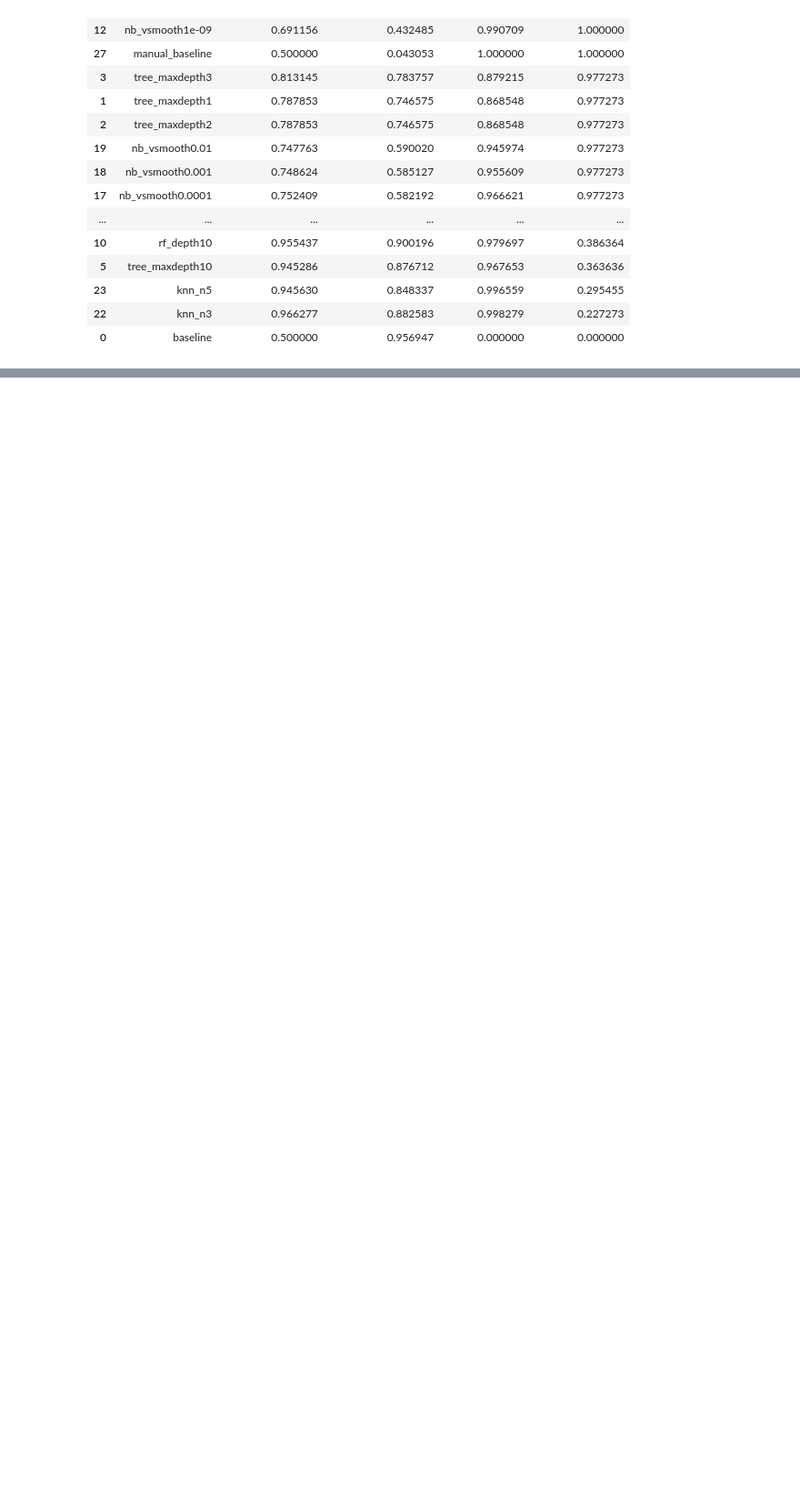
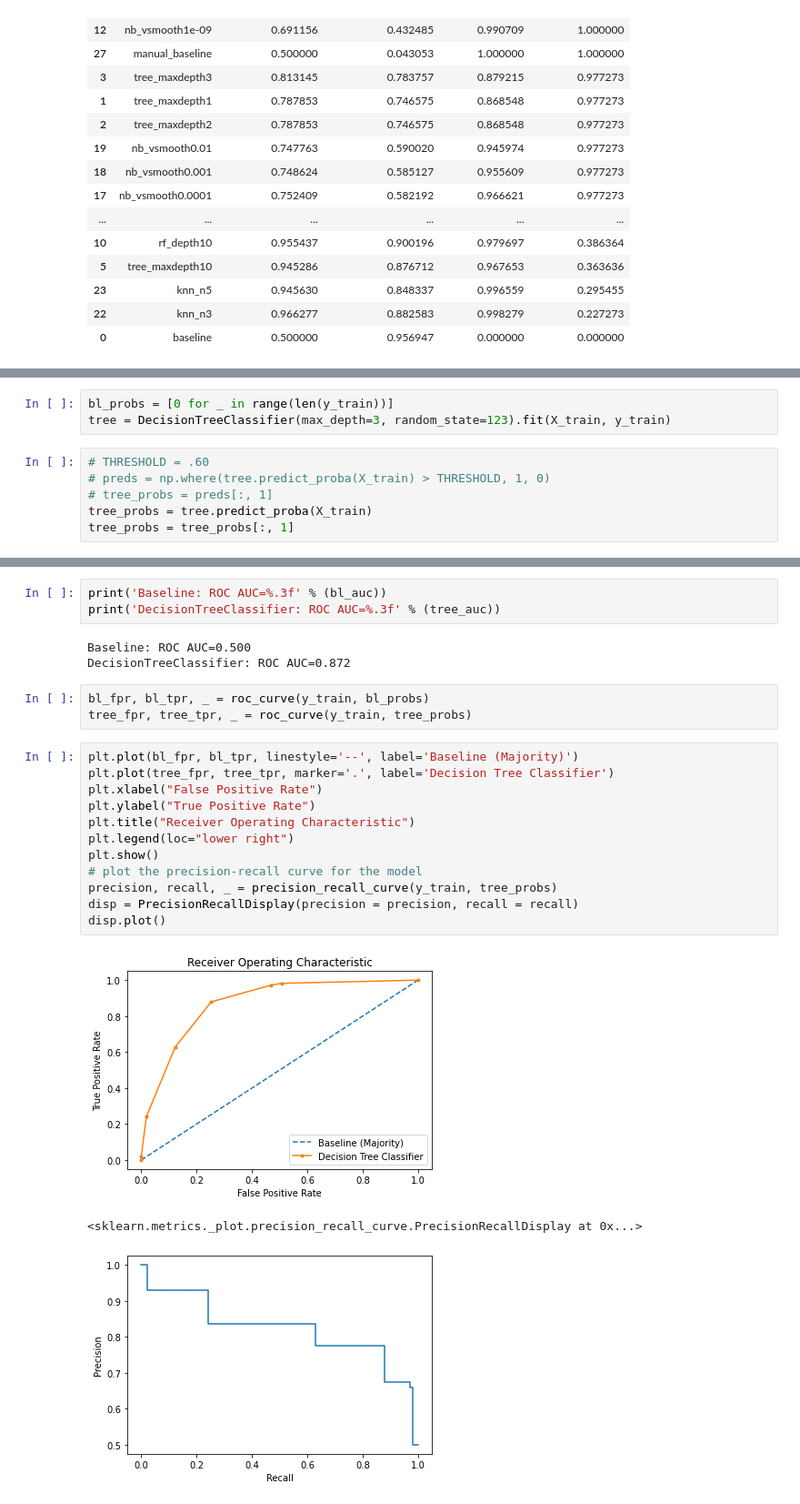
Before and after one commit to stroke-predictors/germain-capstone-stoke-prediction, a Jupyter notebook: post_mvp_jake.ipynb, the cells around one changed output, grey strips where cells are left out. Shown at 91% size. Drawn from its saved outputs; the diff is of its cells as text; blank space fills up the shorter version.

Commit message:
add ROC curve work

```diff
--- a/post_mvp_jake.ipynb
+++ b/post_mvp_jake.ipynb
@@ -65,0 +113,9 @@ running_df.sort_values(by=['OutSample_Recall','OutSample_Accuracy'], ascending=F
+# %%
+bl_probs = [0 for _ in range(len(y_train))]
+tree = DecisionTreeClassifier(max_depth=3, random_state=123).fit(X_train, y_train)
+# %%
+# THRESHOLD = .60
+# preds = np.where(tree.predict_proba(X_train) > THRESHOLD, 1, 0)
+# tree_probs = preds[:, 1]
+tree_probs = tree.predict_proba(X_train)
+tree_probs = tree_probs[:, 1]
@@ -65,0 +125,25 @@ running_df.sort_values(by=['OutSample_Recall','OutSample_Accuracy'], ascending=F
+# %%
+print('Baseline: ROC AUC=%.3f' % (bl_auc))
+print('DecisionTreeClassifier: ROC AUC=%.3f' % (tree_auc))
+# %% [output]
+Baseline: ROC AUC=0.500
+DecisionTreeClassifier: ROC AUC=0.872
+# %%
+bl_fpr, bl_tpr, _ = roc_curve(y_train, bl_probs)
+tree_fpr, tree_tpr, _ = roc_curve(y_train, tree_probs)
+# %%
+plt.plot(bl_fpr, bl_tpr, linestyle='--', label='Baseline (Majority)')
+plt.plot(tree_fpr, tree_tpr, marker='.', label='Decision Tree Classifier')
+plt.xlabel("False Positive Rate")
+plt.ylabel("True Positive Rate")
+plt.title("Receiver Operating Characteristic")
+plt.legend(loc="lower right")
+plt.show()
+# plot the precision-recall curve for the model
+precision, recall, _ = precision_recall_curve(y_train, tree_probs)
+disp = PrecisionRecallDisplay(precision = precision, recall = recall)
+disp.plot()
+# %% [output]
+[figure, added]
+<sklearn.metrics._plot.precision_recall_curve.PrecisionRecallDisplay at 0x...>
+[figure, added]
```
Also changed, not shown: parts of 17 cells of this notebook.
